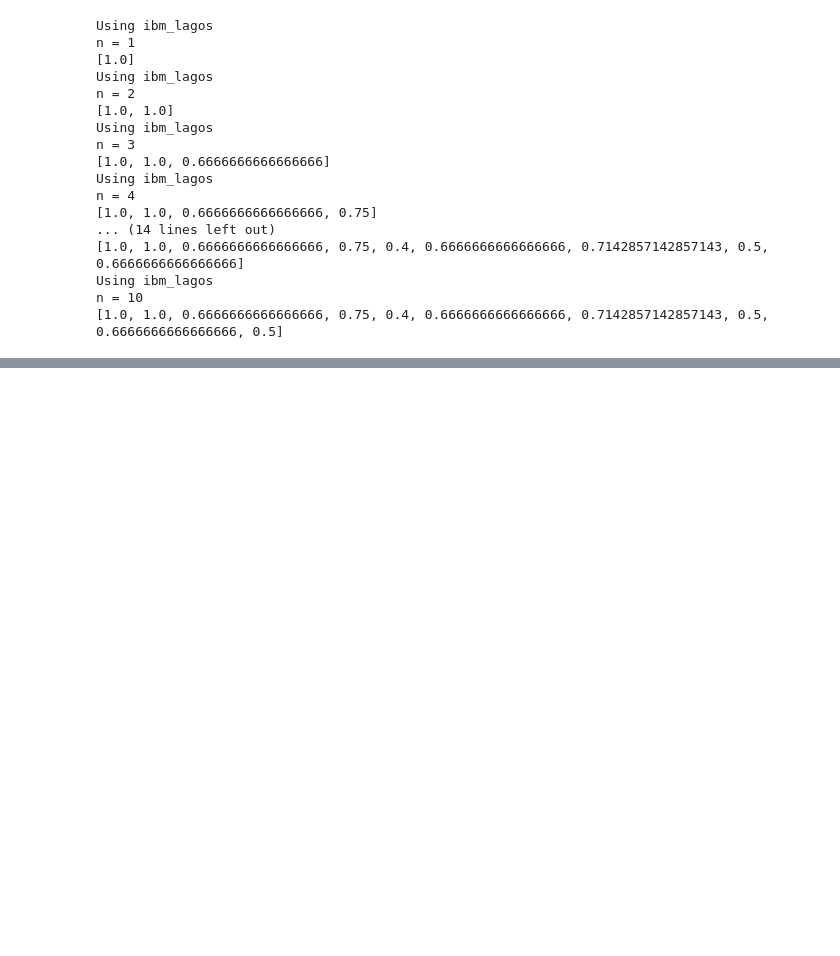
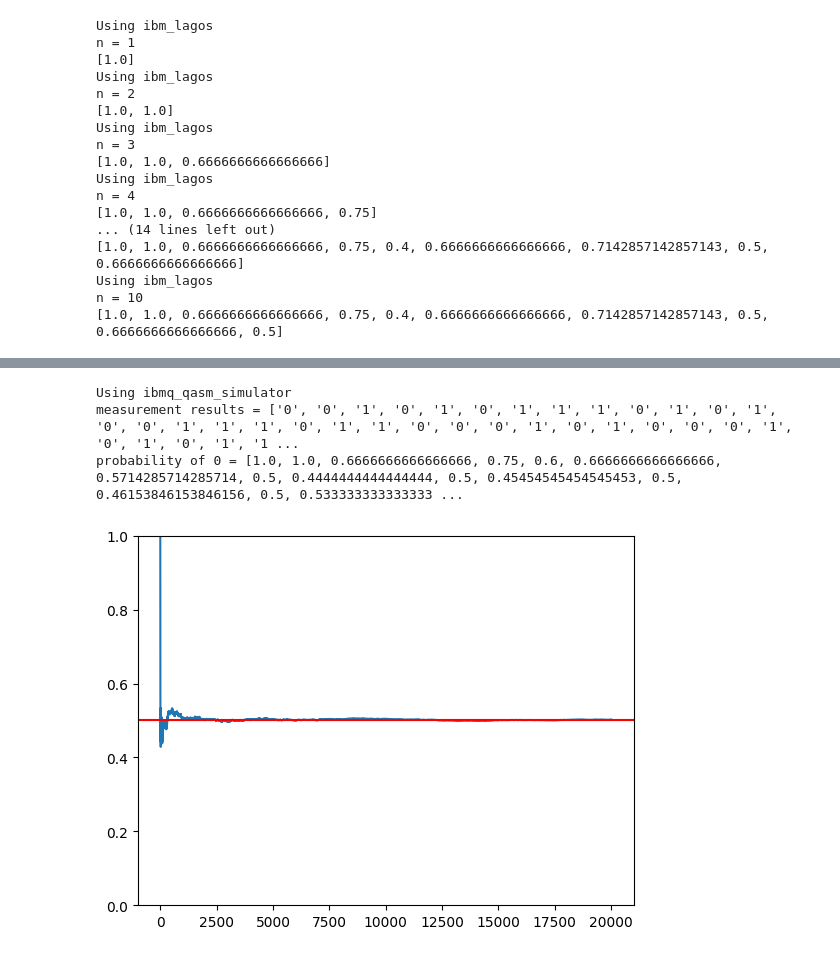
Before and after one commit to buttegggggggg/i_use_quantum_do_something_cool, a Jupyter notebook: 觀察 n = 1~4.ipynb, the cells around one changed output, grey strips where cells are left out. Drawn from its saved outputs; the diff is of its cells as text; code cells hidden in the pictures; blank space fills up the shorter version.

Commit message:
"觀察 n = 1~4.ipynb" run_circuits(1, 20000, *) Run and save...

```diff
--- a/觀察 n = 1~4.ipynb
+++ b/觀察 n = 1~4.ipynb
@@ -64,0 +96,46 @@ from qiskit.providers.ibmq import least_busy
+# %%
+def plot_results(results_list):
+    from matplotlib import pyplot
+    # 繪製標準化後的數據，並添加標記以顯示每個點
+    pyplot.plot(results_list)
+    # 繪製 y = 0.5 的線
+    pyplot.axhline(y=0.5, color='r')
+    pyplot.ylim(0, 1)
+    # 顯示圖表
+    pyplot.show()
+# %%
+
+def run_circuits(start, stop, get_backend):
+    qc = QuantumCircuit(1, 1)
+    qc.h(0)  # 添加 H-gate
+    qc.measure([0], [0])
+
+    n = int(stop)
+
+    result_list = []
+
+    backend = get_backend()
+    print(f"Using {backend.name()}")
+
+    result = backend.run(transpile(qc,  backend=backend ,optimization_level=3),  shots=n, memory=True).result()
+
+    # 獲得每次測量的結果
+    measurement_results = result.get_memory()
+    print('measurement results =' ,measurement_results)
+    for i in range(start-1, stop):
+        ith_list = measurement_results[start-1 : i+1]
+        ith_0_num = ith_list.count('0')
+        ith_0_prob = ith_0_num/(i+1)
+
+        #print(ith_list,ith_0_num,ith_0_prob )
+        result_list.append(ith_0_prob)
+    print('probability of 0 =',result_list)
+    plot_results(result_list)
+# %%
+run_circuits(1, 20000,IBMQ_backends.simulator)
+#單次shots最大為20000
+# %% [output]
+Using ibmq_qasm_simulator
+measurement results = ['0', '0', '1', '0', '1', '0', '1', '1', '1', '0', '1', '0', '1', '0', '0', '1', '1', '1', '0', '1', '1', '0', '0', '0', '1', '0', '1', '0', '0', '0', '1', '0', '1', '0', '1', '1 ...
+probability of 0 = [1.0, 1.0, 0.6666666666666666, 0.75, 0.6, 0.6666666666666666, 0.5714285714285714, 0.5, 0.4444444444444444, 0.5, 0.45454545454545453, 0.5, 0.46153846153846156, 0.5, 0.533333333333333 ...
+[figure, added]
```
Also changed, not shown: parts of 5 cells of this notebook.
